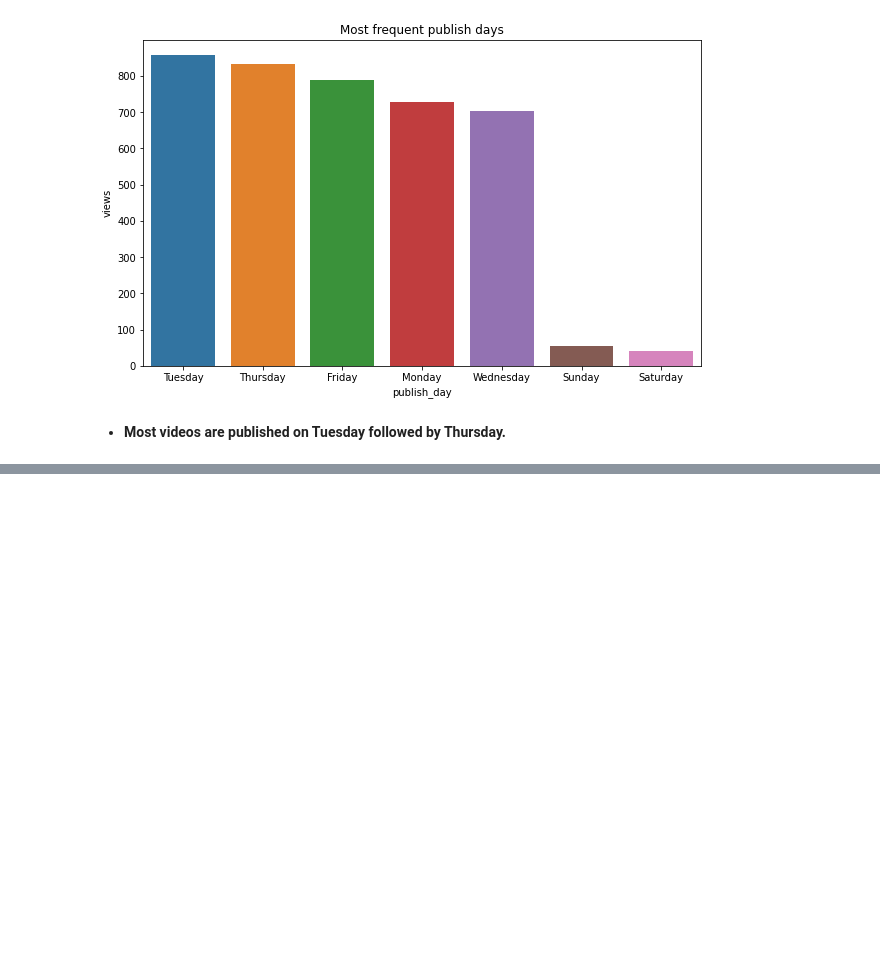
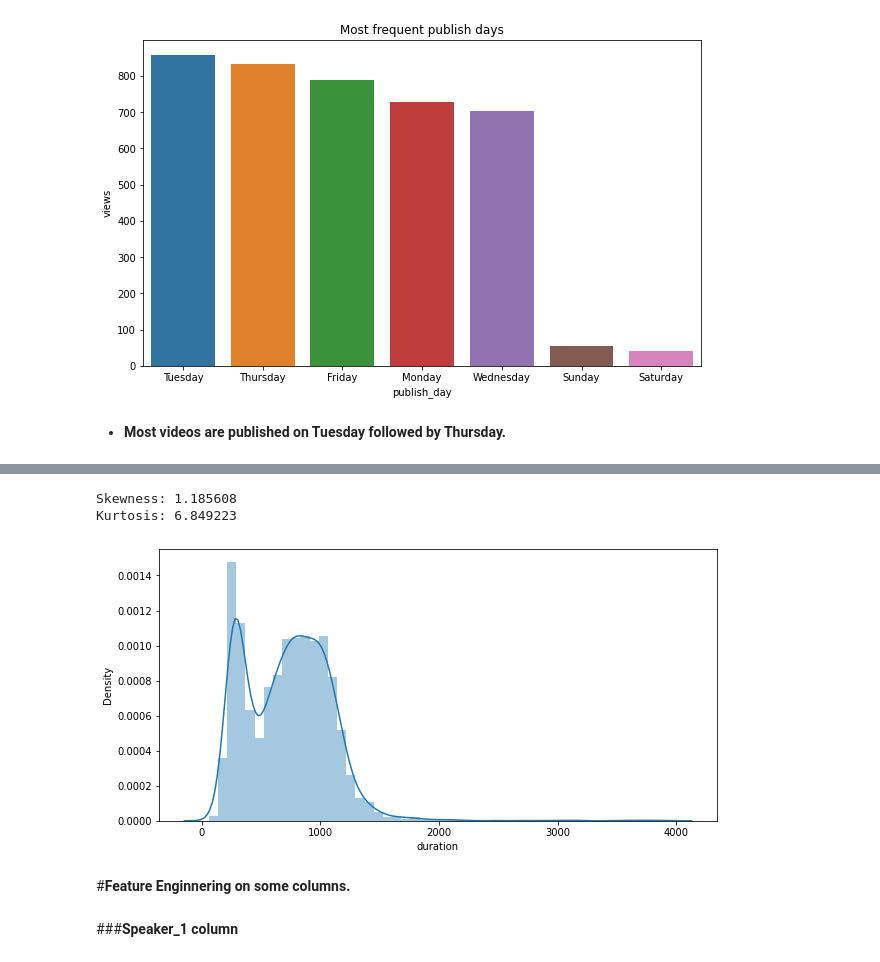
Before and after one commit to vickypandey07/Ted-Talk-Views-Prediction, a Jupyter notebook: Ted_Talk_Views_Prediction_Vikram_Pandey_Capstone_Project_2.ipynb, the cells around one changed output, grey strips where cells are left out. Drawn from its saved outputs; the diff is of its cells as text; code cells hidden in the pictures; blank space fills up the shorter version.

```diff
--- a/Ted_Talk_Views_Prediction_Vikram_Pandey_Capstone_Project_2.ipynb
+++ b/Ted_Talk_Views_Prediction_Vikram_Pandey_Capstone_Project_2.ipynb
@@ -356,0 +371,15 @@ Text(0.5, 1.0, 'Most frequent publish days')
+# %%
+# Distplot to show distribution of duration column.
+
+plt.figure(figsize=(10,5))
+sns.distplot(df['duration'])
+print("Skewness: %f" % df['duration'].skew())
+print("Kurtosis: %f" % df['duration'].kurt())
+# %% [output]
+Skewness: 1.185608
+Kurtosis: 6.849223
+[figure, added]
+# %% [markdown]
+#**Feature Enginnering on some columns.**
+# %% [markdown]
+###**Speaker_1 column**
```
Also changed, not shown: parts of 40 cells of this notebook.
